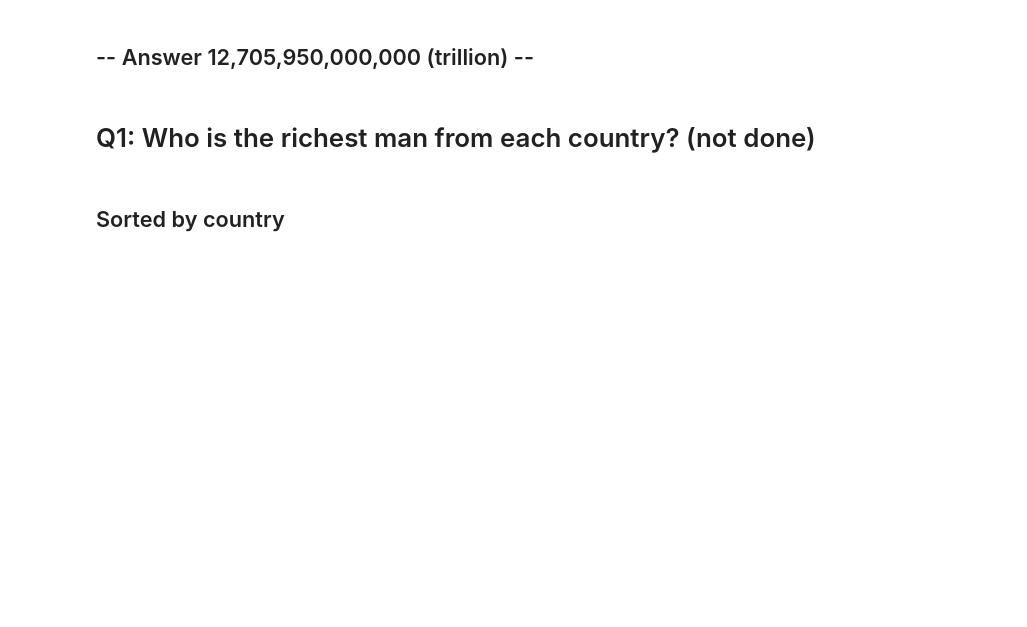
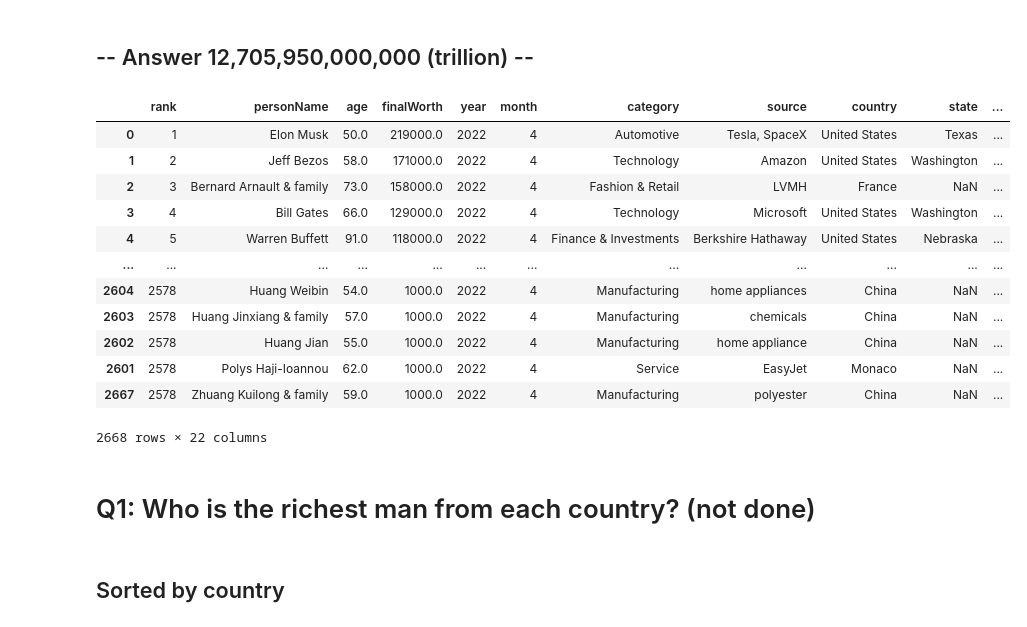
Before and after one commit to ethompson17/PythonForbesList, a Jupyter notebook: Forbes 2022.ipynb, the cells around one changed output. Cells and saved outputs as stored; diff of their text form; code cells hidden in the pictures; blank space fills up the shorter version.

```diff
--- a/Forbes 2022.ipynb
+++ b/Forbes 2022.ipynb
@@ -25,3 +41,19 @@ df['finalWorth'].sum()*1000000
+# %%
+df.sort_values('finalWorth', ascending = False)
+# %% [output]
+|  | rank | personName | age | finalWorth | year | month | category | source | country | state | ... |
+| 0 | 1 | Elon Musk | 50.0 | 219000.0 | 2022 | 4 | Automotive | Tesla, SpaceX | United States | Texas | ... |
+| 1 | 2 | Jeff Bezos | 58.0 | 171000.0 | 2022 | 4 | Technology | Amazon | United States | Washington | ... |
+| 2 | 3 | Bernard Arnault & family | 73.0 | 158000.0 | 2022 | 4 | Fashion & Retail | LVMH | France | NaN | ... |
+| 3 | 4 | Bill Gates | 66.0 | 129000.0 | 2022 | 4 | Technology | Microsoft | United States | Washington | ... |
+| 4 | 5 | Warren Buffett | 91.0 | 118000.0 | 2022 | 4 | Finance & Investments | Berkshire Hathaway | United States | Nebraska | ... |
+| ... | ... | ... | ... | ... | ... | ... | ... | ... | ... | ... | ... |
+| 2604 | 2578 | Huang Weibin | 54.0 | 1000.0 | 2022 | 4 | Manufacturing | home appliances | China | NaN | ... |
+| 2603 | 2578 | Huang Jinxiang & family | 57.0 | 1000.0 | 2022 | 4 | Manufacturing | chemicals | China | NaN | ... |
+| 2602 | 2578 | Huang Jian | 55.0 | 1000.0 | 2022 | 4 | Manufacturing | home appliance | China | NaN | ... |
+| 2601 | 2578 | Polys Haji-Ioannou | 62.0 | 1000.0 | 2022 | 4 | Service | EasyJet | Monaco | NaN | ... |
+| 2667 | 2578 | Zhuang Kuilong & family | 59.0 | 1000.0 | 2022 | 4 | Manufacturing | polyester | China | NaN | ... |
+2668 rows × 22 columns
 # %% [markdown]
 # Q1: Who is the richest man from each country? (not done)
 # %% [markdown]
```
Also changed, not shown: parts of 7 cells of this notebook.
